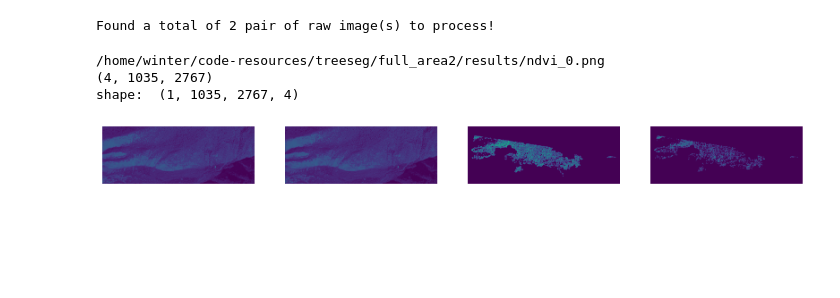
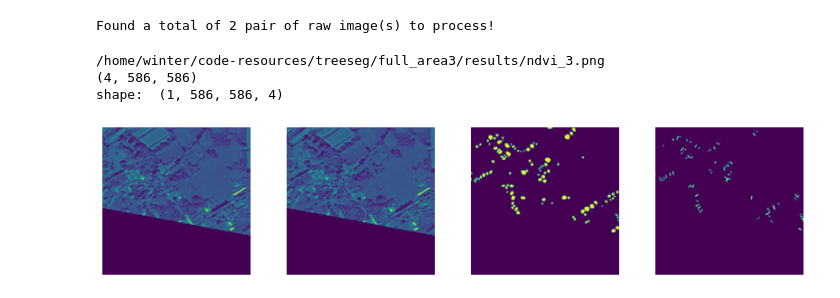
Before and after one commit to WinterCyan/TreeSeg, a Jupyter notebook: notebooks/1-Preprocessing-modified.ipynb, the cells around one changed output. Saved outputs shown, nothing was run; the diff lists cells and outputs as text; code cells hidden in the pictures; blank space fills up the shorter version.

```diff
--- a/notebooks/1-Preprocessing-modified.ipynb
+++ b/notebooks/1-Preprocessing-modified.ipynb
@@ -54,7 +59,7 @@ from config import Preprocessing
 # In case you are using a different folder name such as configLargeCluster, then you should import from the respective folder
 # Eg. from configLargeCluster import Preprocessing
 
-config = Preprocessing.Configuration(folder="full_area2")
+config = Preprocessing.Configuration(folder="full_area3")
 # %% [output]
 Warning: path_to_write is not empty! The old files in the directory may not be overwritten!!
 # %%
@@ -323,26 +329,26 @@ writeCounter=0
 extractAreasThatOverlapWithTrainingData(inputImages, areasWithPolygons, config.path_to_write, config.extracted_ndvi_filename, config.extracted_pan_filename, config.extracted_annotation_filename, config.extracted_boundary_filename, config.bands, writeCounter)
 # %%
 # Display extracted image
-sampleImage = '_0.png'
+sampleImage = '_3.png'
 fn = os.path.join(config.path_to_write, config.extracted_ndvi_filename + sampleImage )
 print(fn)
 
 ndvi_img = Image.open(fn)
 pan_img = Image.open(fn.replace(config.extracted_ndvi_filename ,config.extracted_pan_filename))
 read_ndvi_img = np.array(ndvi_img)
 read_pan_img = np.array(pan_img)
 annotation_im = Image.open(fn.replace(config.extracted_ndvi_filename ,config.extracted_annotation_filename))
 read_annotation = np.array(annotation_im)
 weight_im = Image.open(fn.replace(config.extracted_ndvi_filename ,config.extracted_boundary_filename))
 read_weight = np.array(weight_im)
 all_images = np.array([read_ndvi_img, read_pan_img, read_annotation, read_weight ])
 
 print(all_images.shape)
 
 display_images(np.expand_dims(np.transpose(all_images, axes=(1,2,0)), axis=0), save=True, dir=config.path_to_write)
 # plt.imshow(read_weight)
 # %% [output]
-/home/winter/code-resources/treeseg/full_area2/results/ndvi_0.png
-(4, 1035, 2767)
-shape:  (1, 1035, 2767, 4)
+/home/winter/code-resources/treeseg/full_area3/results/ndvi_3.png
+(4, 586, 586)
+shape:  (1, 586, 586, 4)
-[figure, old version]
+[figure, new version]
```
Also changed, not shown: parts of 6 cells of this notebook, 7 other files.
